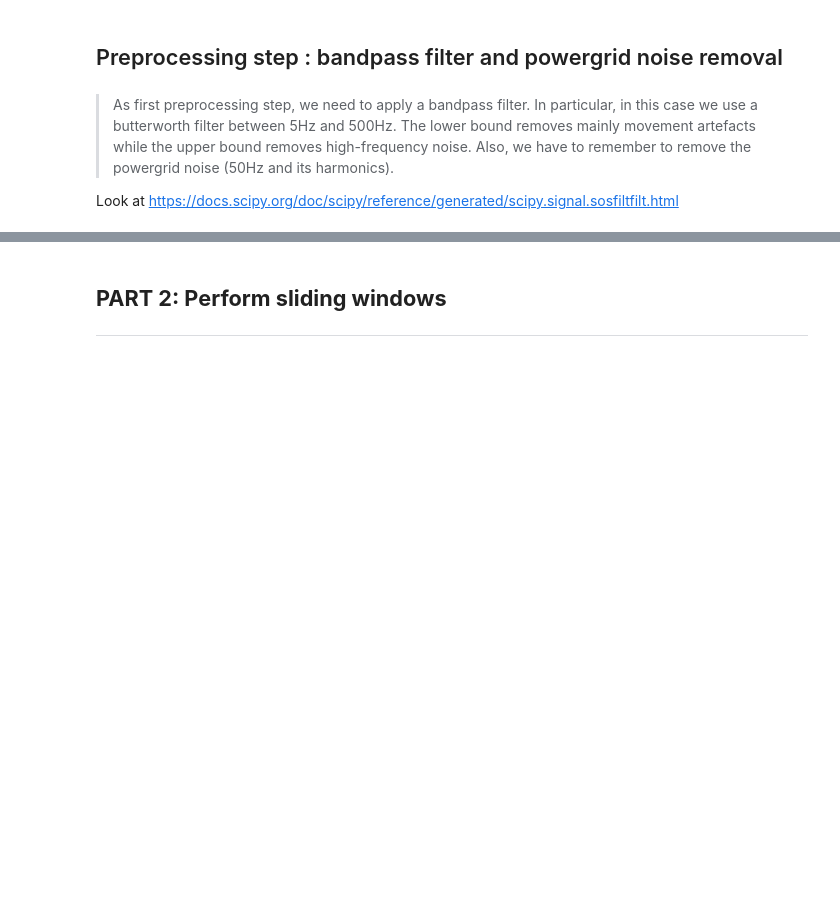
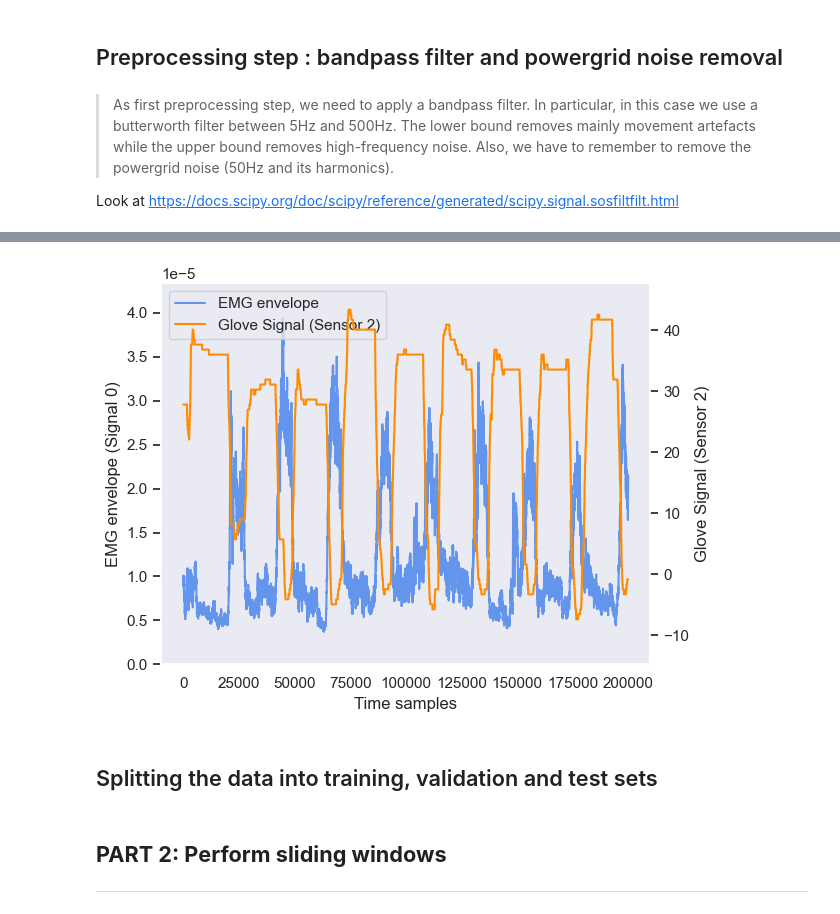
Before and after one commit to claireFriedrich/NSSP, a Jupyter notebook: Miniprojet3/Miniproject 3.ipynb, the cells around one changed output, grey strips where cells are left out. Cells and saved outputs as stored; diff of their text form; code cells hidden in the pictures; blank space fills up the shorter version.

```diff
--- a/Miniprojet3/Miniproject 3.ipynb
+++ b/Miniprojet3/Miniproject 3.ipynb
@@ -219,3 +217,5 @@ emg.shape
+# %%
+glove = data['glove']
 # %% [markdown]
 ## Plot raw data
 # %%
@@ -281,0 +373,6 @@ data['restimulus'].shape
+# %%
+plot_emg_and_glove_signal(emg_envelopes, glove, time_end=200000, electrode=0, sensor=2)
+# %% [output]
+[figure, added]
+# %% [markdown]
+## Splitting the data into training, validation and test sets
```
Also changed, not shown: parts of 20 cells of this notebook.
